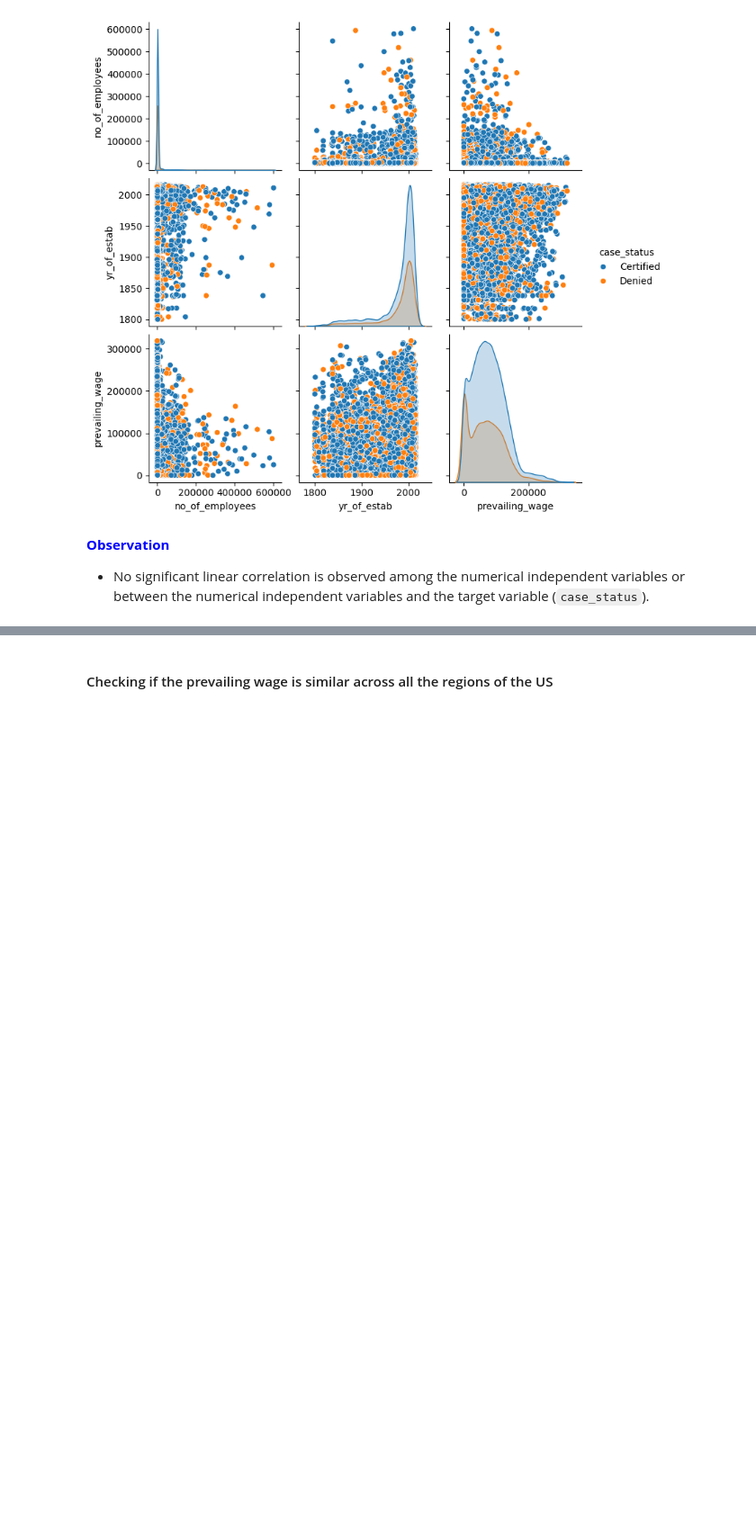
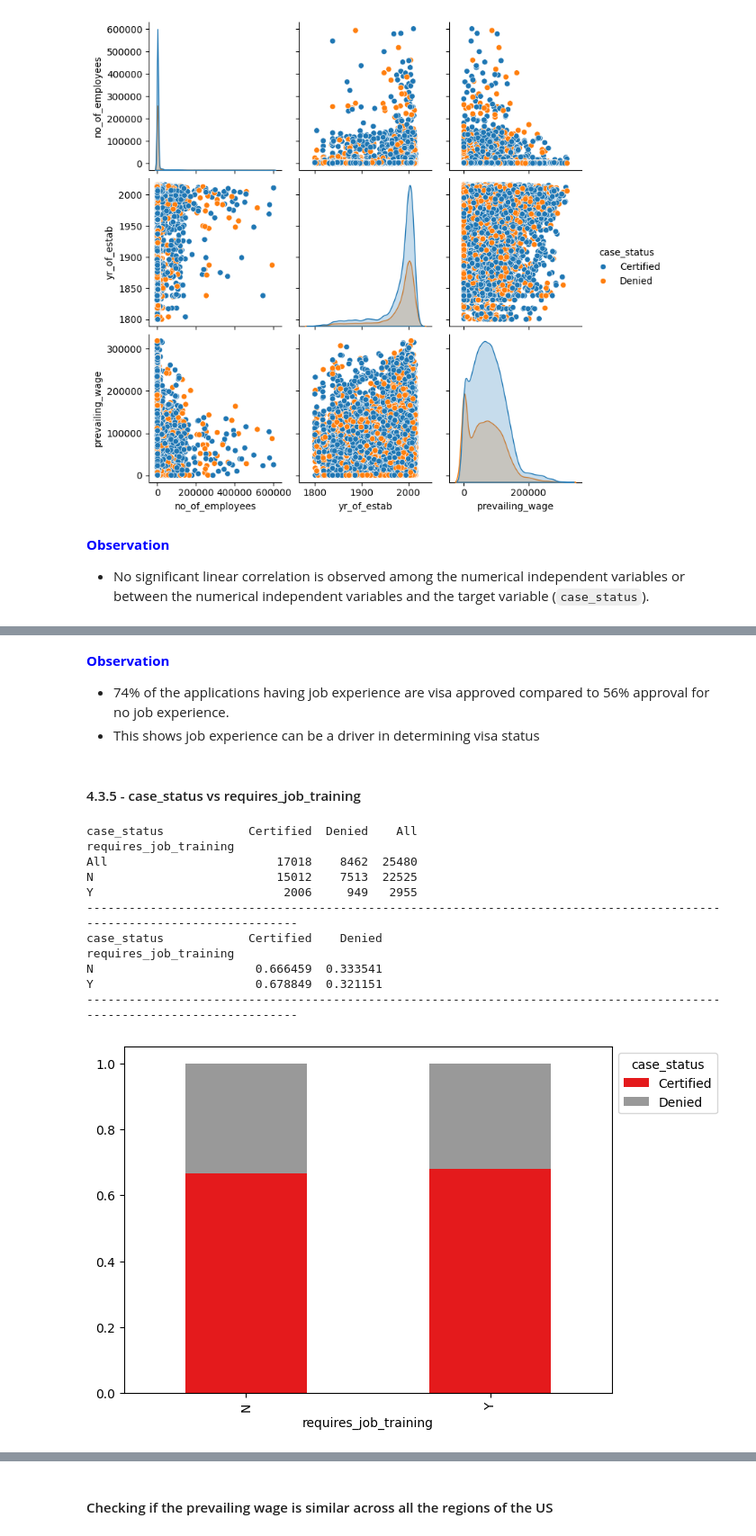
Before and after one commit to RashmiJK/PGP-AIML-EasyVisa-AML, a Jupyter notebook: easyvisa_modeling.ipynb, the cells around one changed output, grey strips where cells are left out. Shown at 90% size. Drawn from its saved outputs; the diff is of its cells as text; code cells hidden in the pictures; blank space fills up the shorter version.

```diff
--- a/easyvisa_modeling.ipynb
+++ b/easyvisa_modeling.ipynb
@@ -655,0 +714,21 @@ stacked_barplot('_____') ## Complete the code to plot stacked barplot for region
+# %% [markdown]
+<span style="color: blue;">**Observation**</span>
+* 74% of the applications having job experience are visa approved compared to 56% approval for no job experience.
+* This shows job experience can be a driver in determining visa status
+# %% [markdown]
+#### 4.3.5 - case_status vs requires_job_training
+# %%
+stacked_barplot(data, "requires_job_training", "case_status", colormap='Set1')
+# %% [output]
+case_status            Certified  Denied    All
+requires_job_training
+All                        17018    8462  25480
+N                          15012    7513  22525
+Y                           2006     949   2955
+------------------------------------------------------------------------------------------------------------------------
+case_status            Certified    Denied
+requires_job_training
+N                       0.666459  0.333541
+Y                       0.678849  0.321151
+------------------------------------------------------------------------------------------------------------------------
+[figure, added]
```
Also changed, not shown: parts of 21 cells of this notebook.
